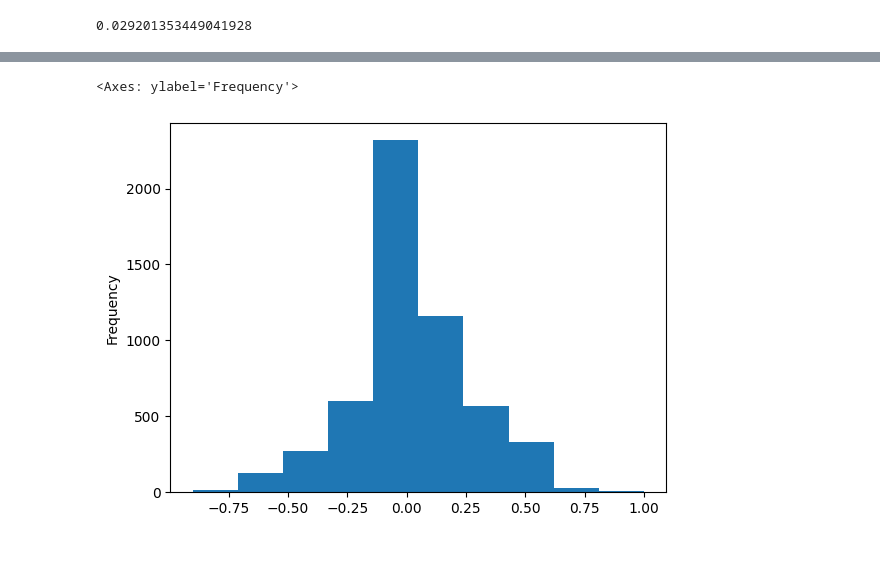
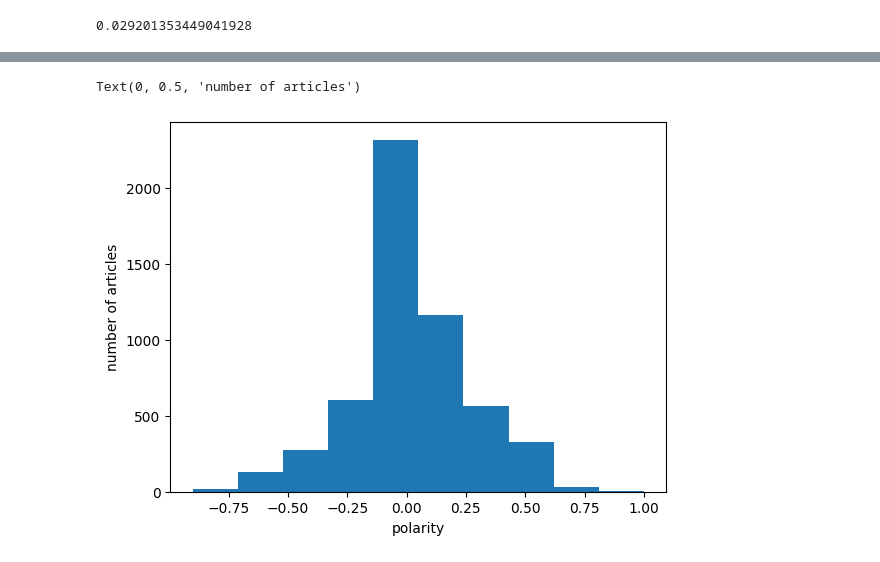
Before and after one commit to natalievgrafova/Presentation, a Jupyter notebook: for presentation.ipynb, the cells around one changed output, grey strips where cells are left out. Cells and saved outputs as stored; diff of their text form; code cells hidden in the pictures.

```diff
--- a/for presentation.ipynb
+++ b/for presentation.ipynb
@@ -376,6 +376,8 @@ df_fr.head(1)
 import matplotlib.pyplot as plt
 # %%
 df_fr['polarity'].plot(kind ='hist')
+plt.xlabel("polarity")
+plt.ylabel("number of articles")
 # %% [output]
-<Axes: ylabel='Frequency'>
+Text(0, 0.5, 'number of articles')
-[figure, old version]
+[figure, new version]
```
Also changed, not shown: parts of 18 cells of this notebook, 1 other file.
